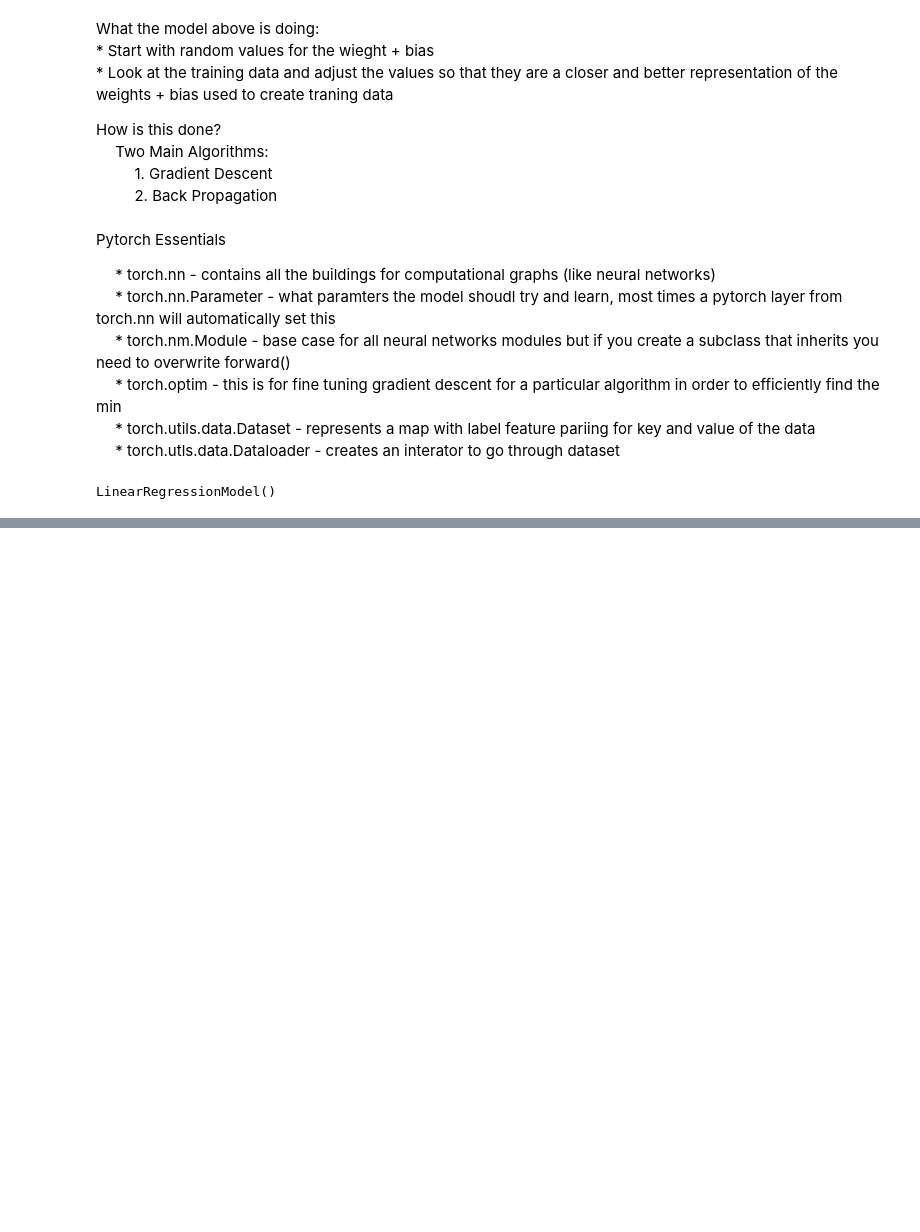
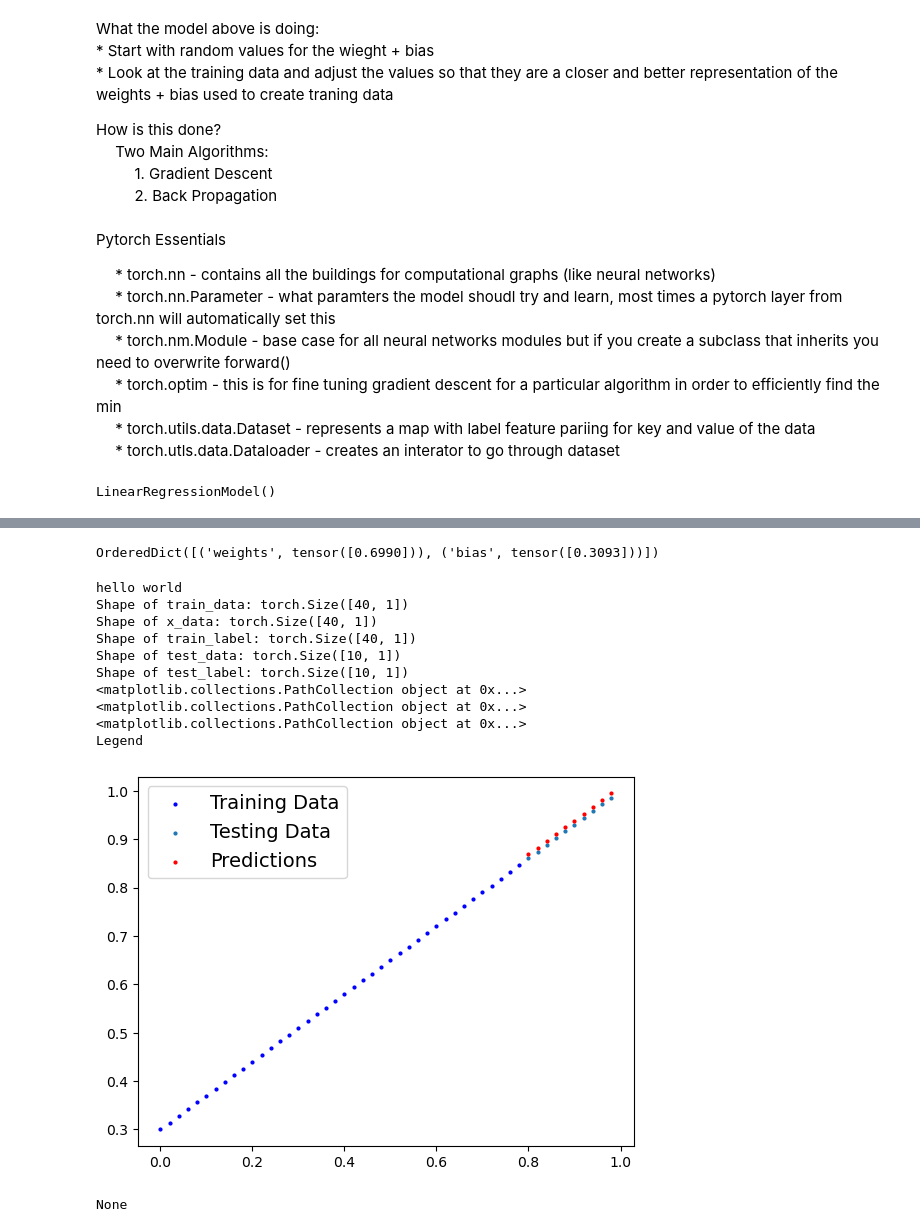
Before and after one commit to vinaynarahari/machineLearningNotebook, a Jupyter notebook: LRModel.ipynb, the cells around one changed output, grey strips where cells are left out. Drawn from its saved outputs; the diff is of its cells as text; code cells hidden in the pictures; blank space fills up the shorter version.

```diff
--- a/LRModel.ipynb
+++ b/LRModel.ipynb
@@ -122,0 +186,9 @@ LinearRegressionModel()
+# %%
+# setup a loss funciton
+
+loss_fn = nn.L1Loss()
+
+# setup an optimizer (stochastic gradient descent)
+
+optimizer = torch.optim.SGD(params= lrModel_0.parameters(),
+                            lr = 0.01) # lr is the learning rate for the 'step' that the model takes during each training
@@ -122,0 +274,23 @@ LinearRegressionModel()
+# %%
+lrModel_0.state_dict()
+# %% [output]
+OrderedDict([('weights', tensor([0.6990])), ('bias', tensor([0.3093]))])
+# %%
+
+with torch.inference_mode():
+    y_preds_new = lrModel_0(X_test)
+
+    plot_predictions(predictions=y_preds_new)
+# %% [output]
+hello world
+Shape of train_data: torch.Size([40, 1])
+Shape of x_data: torch.Size([40, 1])
+Shape of train_label: torch.Size([40, 1])
+Shape of test_data: torch.Size([10, 1])
+Shape of test_label: torch.Size([10, 1])
+<matplotlib.collections.PathCollection object at 0x...>
+<matplotlib.collections.PathCollection object at 0x...>
+<matplotlib.collections.PathCollection object at 0x...>
+Legend
+[figure, added]
+None
```
Also changed, not shown: parts of 16 cells of this notebook, 2 other files.
